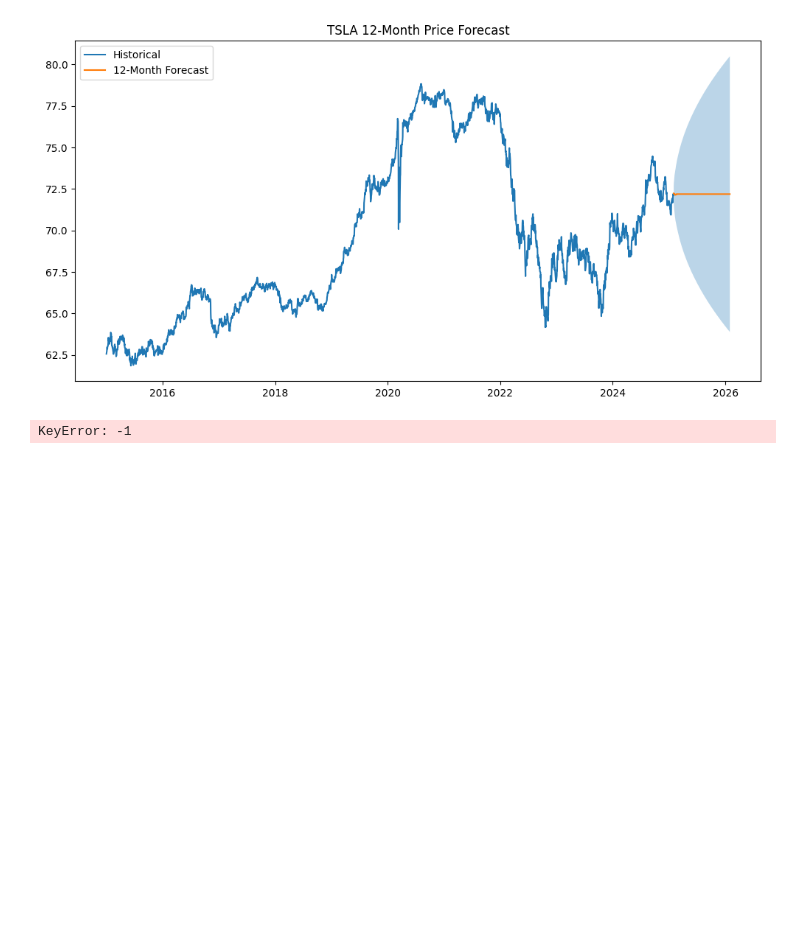
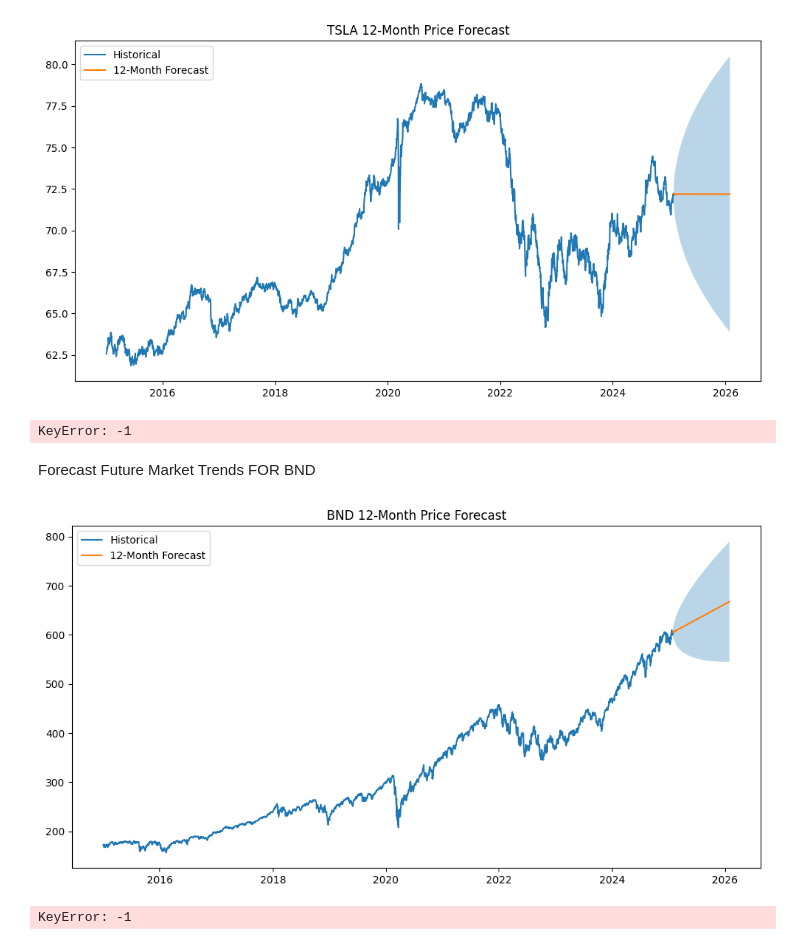
Before and after one commit to malzbanker/AIM_WEEK_11, a Jupyter notebook: notebooks/edde.ipynb, the cells around one changed output. Cells and saved outputs as stored; diff of their text form; code cells hidden in the pictures; blank space fills up the shorter version.

```diff
--- a/notebooks/edde.ipynb
+++ b/notebooks/edde.ipynb
@@ -292,3 +292,33 @@ print(f"Volatility (Confidence Interval Range): ${future_conf_int[:,1].mean() -
 # %% [output]
 [figure]
 KeyError: -1
+# %% [markdown]
+Forecast Future Market Trends FOR BND
+# %%
+# Retrain on full data
+final_model = auto_arima(bnd, seasonal=True, m=12)
+
+# Forecast 12 months
+future_forecast, future_conf_int = final_model.predict(n_periods=365, return_conf_int=True)
+future_dates = pd.date_range(bnd.index[-1], periods=366, freq='D')[1:]
+
+# Plot forecast
+plt.figure(figsize=(12, 6))
+plt.plot(bnd.index, bnd, label='Historical') # Changed tsla.index to bnd.index
+plt.plot(future_dates, future_forecast, label='12-Month Forecast')
+plt.fill_between(future_dates, future_conf_int[:,0], future_conf_int[:,1], alpha=0.3)
+plt.title('BND 12-Month Price Forecast')
+plt.legend()
+plt.show()
+
+# Interpret results
+# Check if tsla has any values before accessing the last element
+# Changed tsla.values to bnd.values and bnd to bnd.iloc[-1]
+if len(bnd.values) > 0:
+  print(f"Forecast Trend: {'Upward' if future_forecast[-1] > bnd.values[-1] else 'Downward'}")
+else:
+  print("Forecast Trend: Cannot determine as 'bnd' is empty.")
+print(f"Volatility (Confidence Interval Range): ${future_conf_int[:,1].mean() - future_conf_int[:,0].mean():.2f}")
+# %% [output]
+[figure, added]
+KeyError: -1
```
Also changed, not shown: parts of 11 cells of this notebook.
